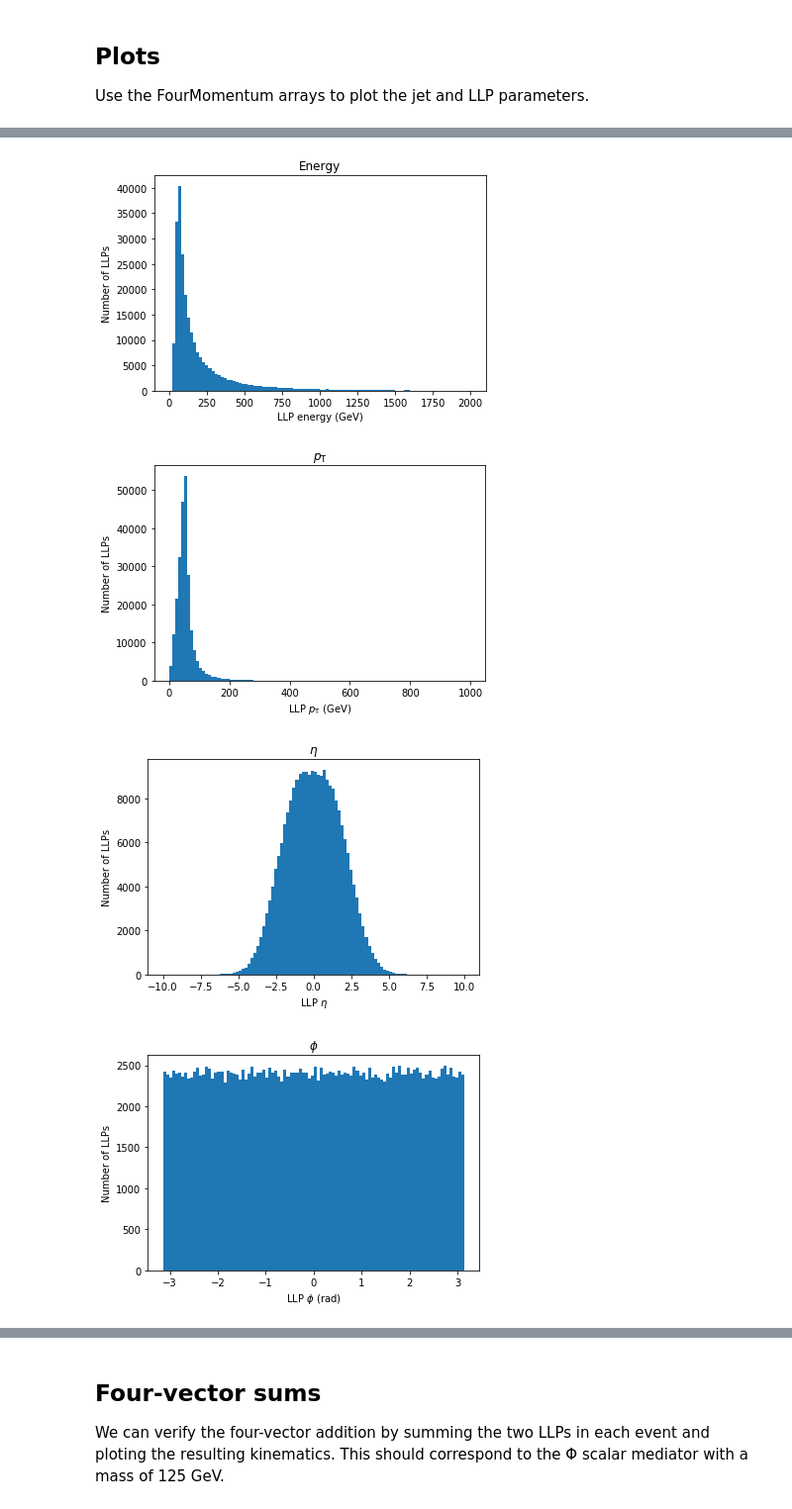
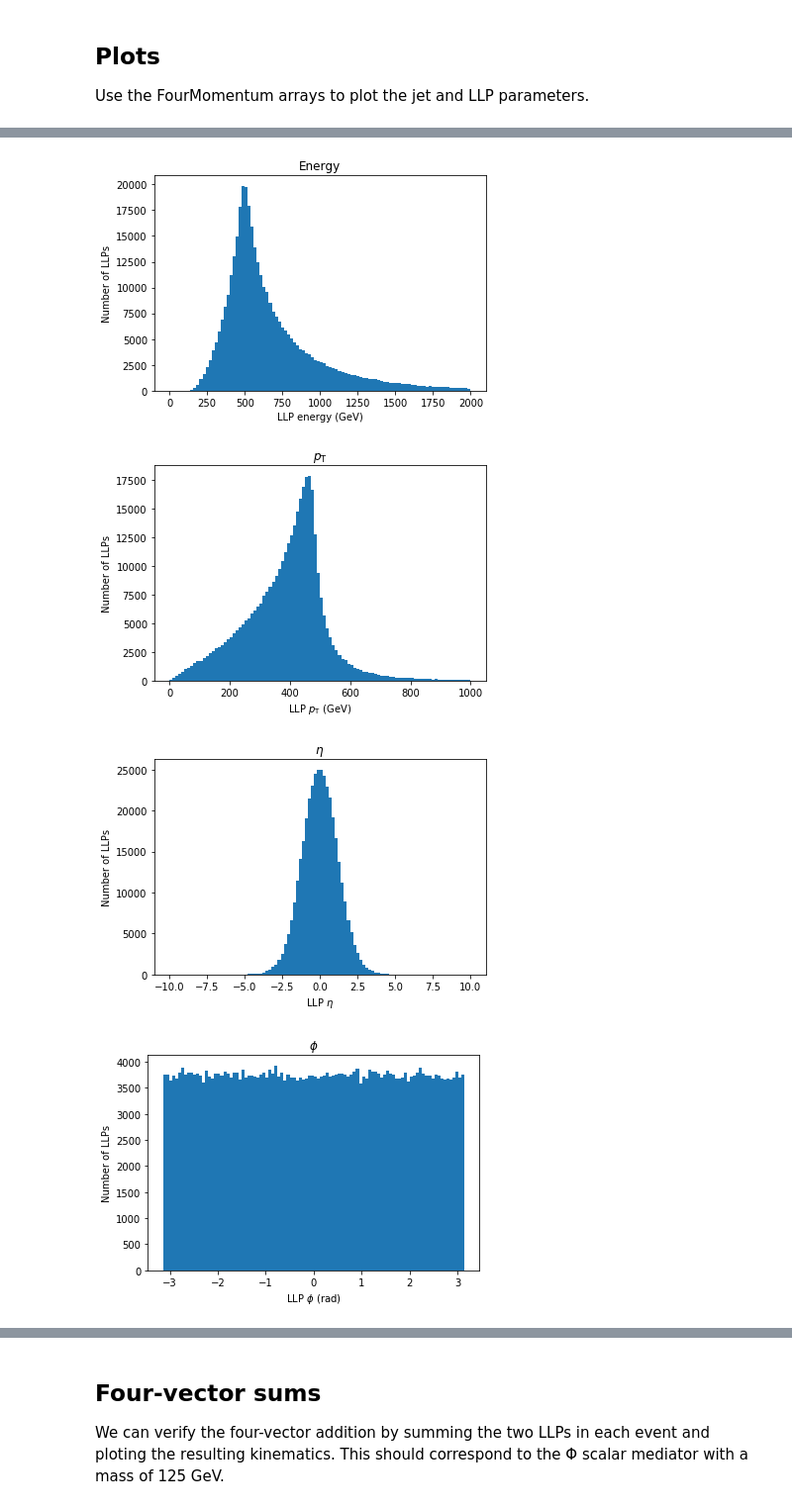
Before and after one commit to masonproffitt/BDTTrainingAnalysisLanguage, a Jupyter notebook: examples/p4_test.ipynb, the cells around one changed output, grey strips where cells are left out. Shown at 99% size. Drawn from its saved outputs; the diff is of its cells as text; code cells hidden in the pictures.

```diff
--- a/examples/p4_test.ipynb
+++ b/examples/p4_test.ipynb
@@ -7,7 +7,7 @@ In these examples, we get out the information from an ntuple needed to reconstru
 First, just print out all the TBranch names in the ROOT file, so we can see what we have to work with.
 # %%
 import uproot
-input_file = uproot.open('/LLPData/Outputs/CalRatio_ntuples2016dataAnalysis_paperVersion/signal_HSS_LLP_mH125_mS25_lt9m_ntuples2016dataAnalysis_paperVersion.root')
+input_file = uproot.open('/LLPData/Outputs/CalRatio_ntuples2016dataAnalysis_paperVersion/signal_HSS_LLP_mH1000_mS150_lt9m_ntuples2016dataAnalysis_addingMETinfo.root')
 base_awkward_array = input_file[input_file.keys()[0]].lazyarrays(namedecode='utf-8')
 for key in base_awkward_array:
     print(key)
@@ -309,35 +309,35 @@ plt.show()
 # %%
 plt.hist(LLP_p4.E().flatten() / 1000, 100, (0,2000))
 plt.title('Energy')
 plt.xlabel('LLP energy (GeV)')
 plt.ylabel('Number of LLPs')
 plt.show()
 
 plt.hist(LLP_p4.pT().flatten() / 1000, 100, (0,1000))
 plt.title('$p_\\mathrm{T}$')
 plt.xlabel('LLP $p_\\mathrm{T}$ (GeV)')
 plt.ylabel('Number of LLPs')
 plt.show()
 
 plt.hist(LLP_p4.eta().flatten(), 100, (-10,10))
 plt.title('$\\eta$')
 plt.xlabel('LLP $\\eta$')
 plt.ylabel('Number of LLPs')
 plt.show()
 
 plt.hist(LLP_p4.phi().flatten(), 100, (-pi,pi))
 plt.title('$\\phi$')
 plt.xlabel('LLP $\\phi$ (rad)')
 plt.ylabel('Number of LLPs')
 plt.show()
 
-plt.hist(LLP_p4.m().flatten() / 1000, 100, (24,26))
+plt.hist(LLP_p4.m().flatten() / 1000, 100, (0,300))
 plt.title('Mass')
 plt.xlabel('LLP mass (GeV)')
 plt.ylabel('Number of LLPs')
 plt.show()
 # %% [output]
-[figure, old version]
+[figure, new version]
-[figure, old version]
+[figure, new version]
-[figure, old version]
+[figure, new version]
-[figure, old version]
+[figure, new version]
```
Also changed, not shown: parts of 31 cells of this notebook.
